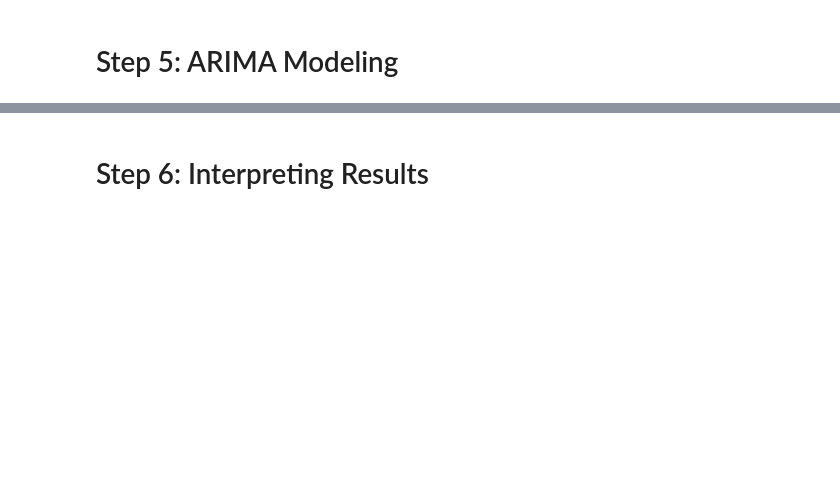
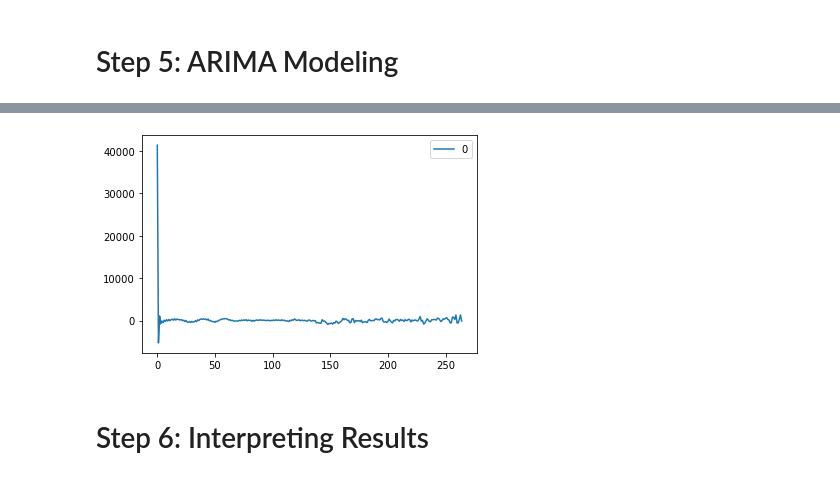
Before and after one commit to annachant/Zillow-Time-Series-Project, a Jupyter notebook: Anna.ipynb, the cells around one changed output, grey strips where cells are left out. Saved outputs shown, nothing was run; the diff lists cells and outputs as text; code cells hidden in the pictures; blank space fills up the shorter version.

Commit message:
added models and finished EDA

```diff
--- a/Anna.ipynb
+++ b/Anna.ipynb
@@ -151,0 +224,4 @@ df
+# %%
+df2 =pd.melt(df_reduced,id_vars=['RegionName', 'RegionID', 'SizeRank', 'City', 'State', 'Metro', 'CountyName'],value_vars=df_reduced.columns[7:])
+# %%
+df2['variable']=pd.to_datetime(df2['variable'], format='%Y-%m')
@@ -153,0 +257,2 @@ df
+# %%
+one_regionname=df2[df2['RegionName']==66104]
@@ -153,0 +277,3 @@ df
+# %%
+model = ARIMA(one_regionname.value.values, order=(5,1,0))
+model_fit = model.fit()
@@ -154,2 +300,8 @@ df
+# %%
+residuals = pd.DataFrame(model_fit.resid)
+residuals.plot()
+plt.show()
+# %% [output]
+[figure, added]
 # %% [markdown]
 # Step 6: Interpreting Results
```
Also changed, not shown: parts of 32 cells of this notebook.
